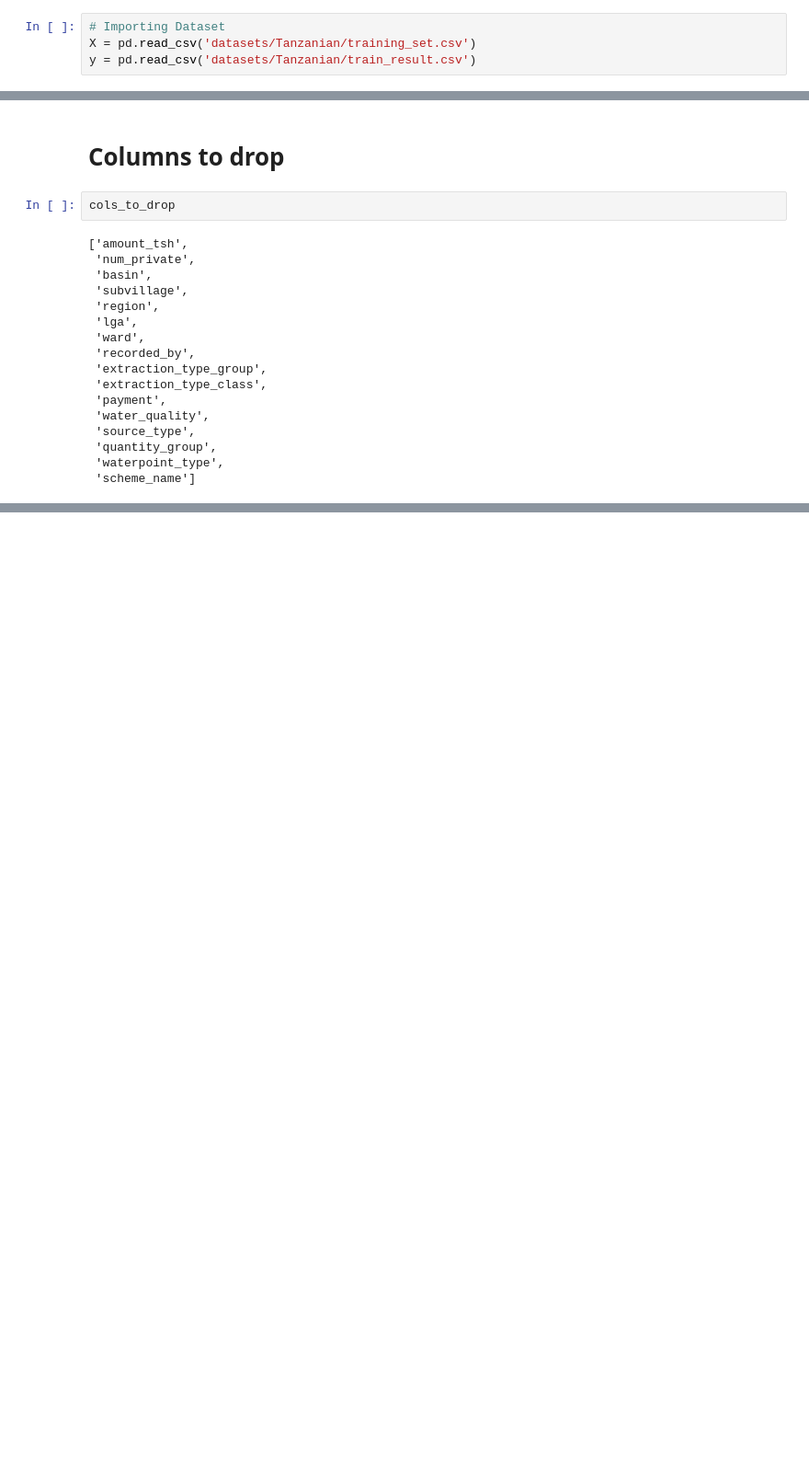
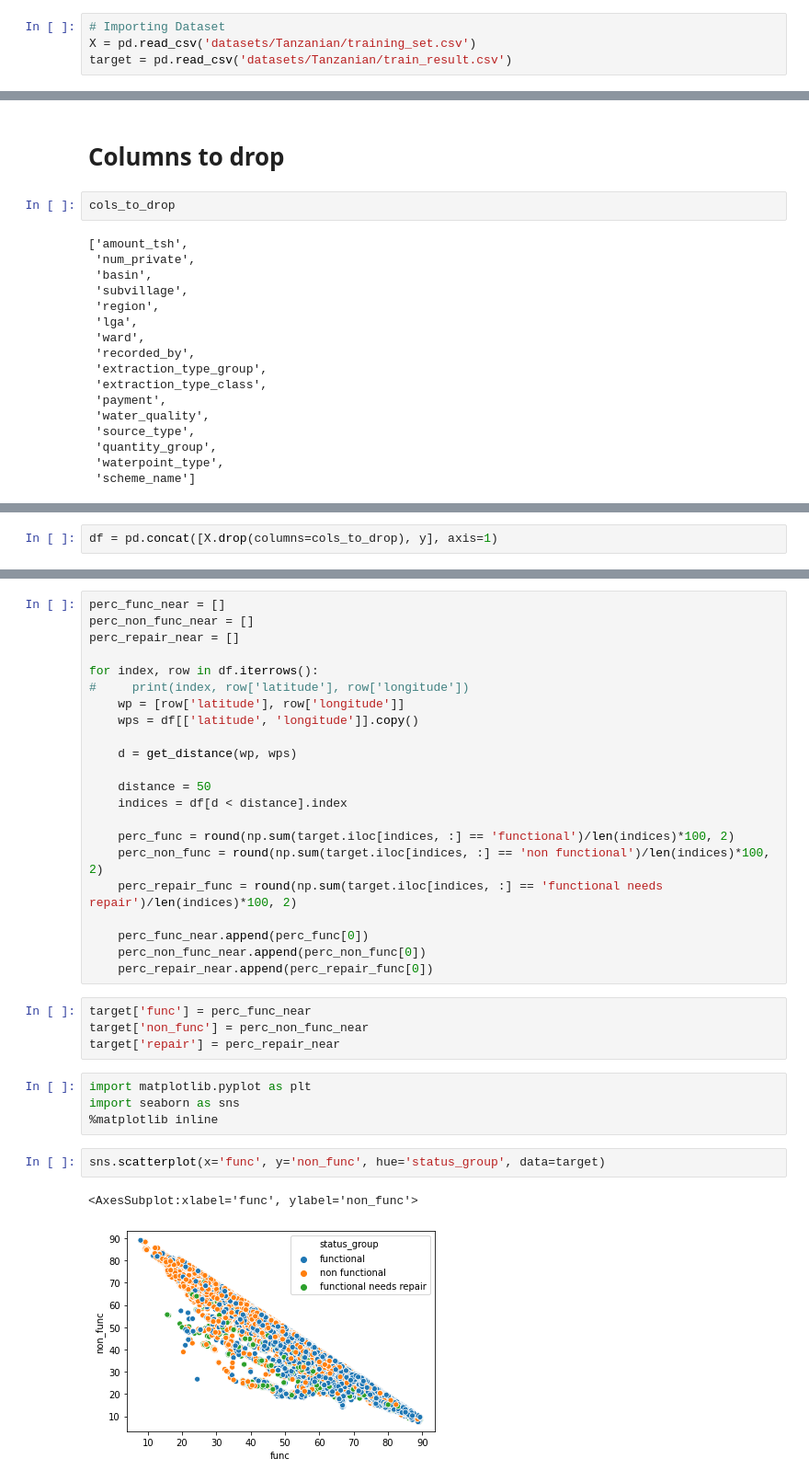
Before and after one commit to singsang2/Tanzanian-Water-Well-Project, a Jupyter notebook: Exploring Each Columns.ipynb, the cells around one changed output, grey strips where cells are left out. Shown at 92% size. Saved outputs shown, nothing was run; the diff lists cells and outputs as text; blank space fills up the shorter version.

Commit message:
model round 2

```diff
--- a/Exploring Each Columns.ipynb
+++ b/Exploring Each Columns.ipynb
@@ -10,7 +26,7 @@ import warnings
 # %%
 # Importing Dataset
 X = pd.read_csv('datasets/Tanzanian/training_set.csv')
-y = pd.read_csv('datasets/Tanzanian/train_result.csv')
+target = pd.read_csv('datasets/Tanzanian/train_result.csv')
 # %% [markdown]
 # Examining necessary columns
 # %%
@@ -518,0 +554,2 @@ cols_to_drop
+# %%
+df = pd.concat([X.drop(columns=cols_to_drop), y], axis=1)
@@ -518,0 +600,35 @@ cols_to_drop
+# %%
+perc_func_near = []
+perc_non_func_near = []
+perc_repair_near = []
+
+for index, row in df.iterrows():
+#     print(index, row['latitude'], row['longitude'])
+    wp = [row['latitude'], row['longitude']]
+    wps = df[['latitude', 'longitude']].copy()
+
+    d = get_distance(wp, wps)
+
+    distance = 50
+    indices = df[d < distance].index
+
+    perc_func = round(np.sum(target.iloc[indices, :] == 'functional')/len(indices)*100, 2)
+    perc_non_func = round(np.sum(target.iloc[indices, :] == 'non functional')/len(indices)*100, 2)
+    perc_repair_func = round(np.sum(target.iloc[indices, :] == 'functional needs repair')/len(indices)*100, 2)
+
+    perc_func_near.append(perc_func[0])
+    perc_non_func_near.append(perc_non_func[0])
+    perc_repair_near.append(perc_repair_func[0])
+# %%
+target['func'] = perc_func_near
+target['non_func'] = perc_non_func_near
+target['repair'] = perc_repair_near
+# %%
+import matplotlib.pyplot as plt
+import seaborn as sns
+%matplotlib inline
+# %%
+sns.scatterplot(x='func', y='non_func', hue='status_group', data=target)
+# %% [output]
+<AxesSubplot:xlabel='func', ylabel='non_func'>
+[figure, added]
```
Also changed, not shown: parts of 11 cells of this notebook, 1 other file.
